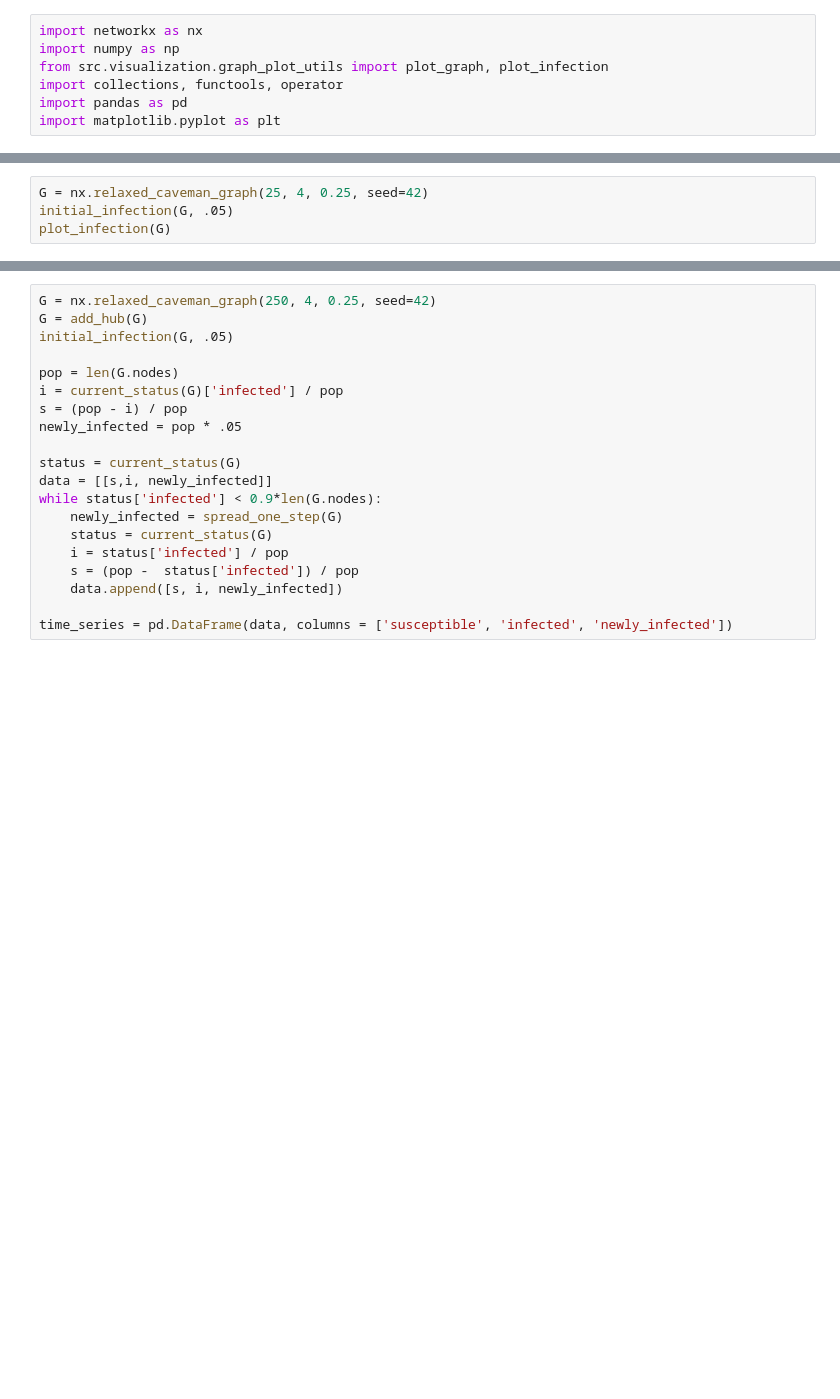
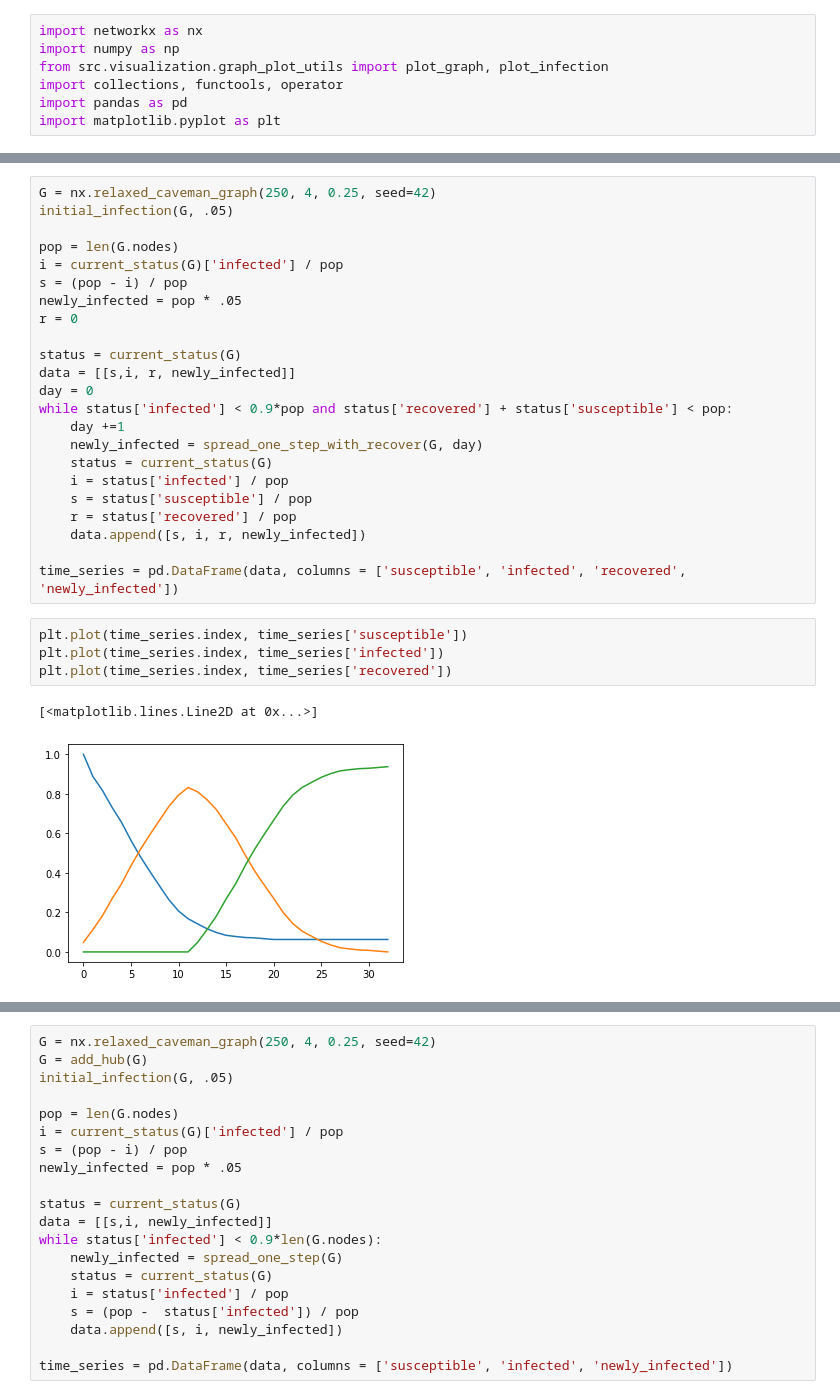
Before and after one commit to yambanis/CovidMDP, a Jupyter notebook: notebooks/spread_modeling/Relaxed Caveman Spread.ipynb, the cells around one changed output, grey strips where cells are left out. Cells and saved outputs as stored; diff of their text form; blank space fills up the shorter version.

Commit message:
First Caveman SIR

```diff
--- a/notebooks/spread_modeling/Relaxed Caveman Spread.ipynb
+++ b/notebooks/spread_modeling/Relaxed Caveman Spread.ipynb
@@ -106,4 +75,0 @@ def add_hub(graph, p=1):
-# %%
-G = nx.relaxed_caveman_graph(25, 4, 0.25, seed=42)
-initial_infection(G, .05)
-plot_infection(G)
@@ -111,0 +112,30 @@ plot_infection(G)
+# %%
+G = nx.relaxed_caveman_graph(250, 4, 0.25, seed=42)
+initial_infection(G, .05)
+
+pop = len(G.nodes)
+i = current_status(G)['infected'] / pop
+s = (pop - i) / pop
+newly_infected = pop * .05
+r = 0
+
+status = current_status(G)
+data = [[s,i, r, newly_infected]]
+day = 0
+while status['infected'] < 0.9*pop and status['recovered'] + status['susceptible'] < pop:
+    day +=1
+    newly_infected = spread_one_step_with_recover(G, day)
+    status = current_status(G)
+    i = status['infected'] / pop
+    s = status['susceptible'] / pop
+    r = status['recovered'] / pop
+    data.append([s, i, r, newly_infected])
+
+time_series = pd.DataFrame(data, columns = ['susceptible', 'infected', 'recovered', 'newly_infected'])
+# %%
+plt.plot(time_series.index, time_series['susceptible'])
+plt.plot(time_series.index, time_series['infected'])
+plt.plot(time_series.index, time_series['recovered'])
+# %% [output]
+[<matplotlib.lines.Line2D at 0x...>]
+[figure, added]
```
Also changed, not shown: parts of 12 cells of this notebook, 1 other file.
